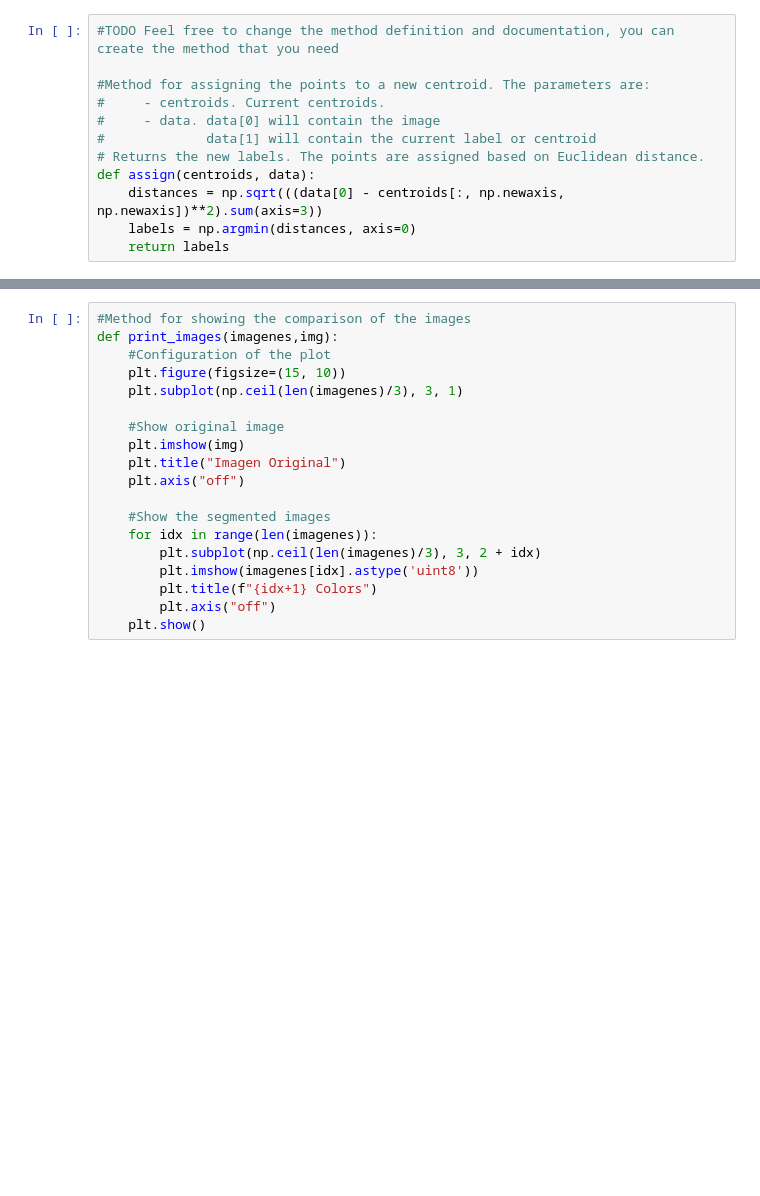
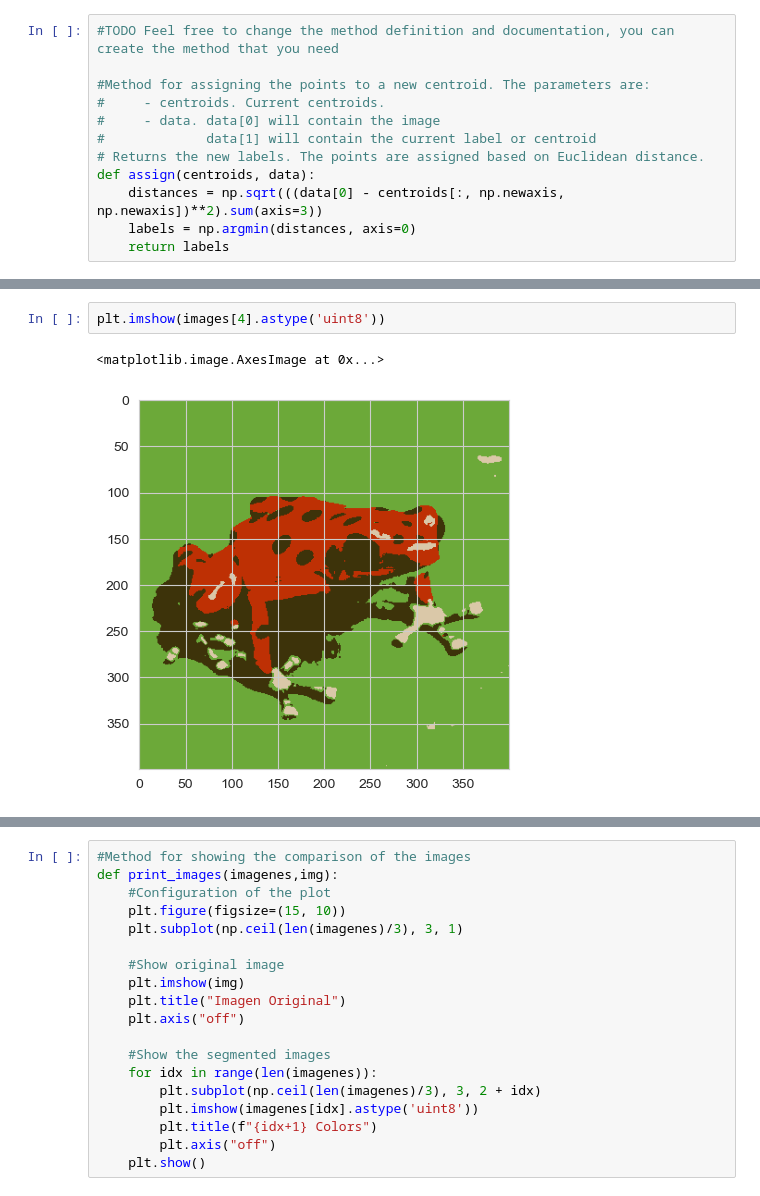
Before and after one commit to afrincon2/Machine_learning, a Jupyter notebook: Clustering/K-Means-Ex.ipynb, the cells around one changed output, grey strips where cells are left out. Saved outputs shown, nothing was run; the diff lists cells and outputs as text; blank space fills up the shorter version.

```diff
--- a/Clustering/K-Means-Ex.ipynb
+++ b/Clustering/K-Means-Ex.ipynb
@@ -391,0 +392,5 @@ Deprecated in NumPy 1.20; for more details and guidance: https://numpy.org/devdo
+# %%
+plt.imshow(images[4].astype('uint8'))
+# %% [output]
+<matplotlib.image.AxesImage at 0x...>
+[figure, added]
```
Also changed, not shown: parts of 5 cells of this notebook.
